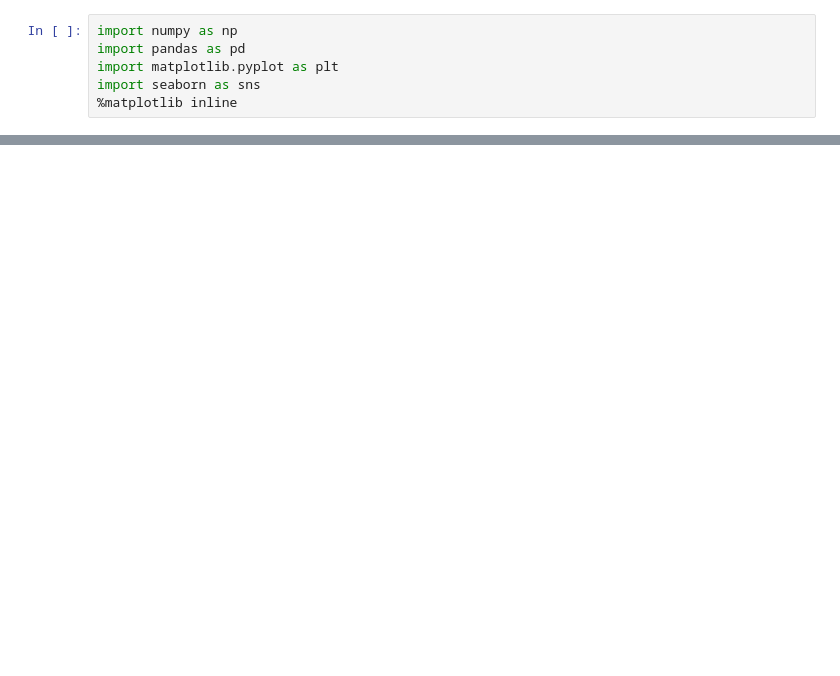
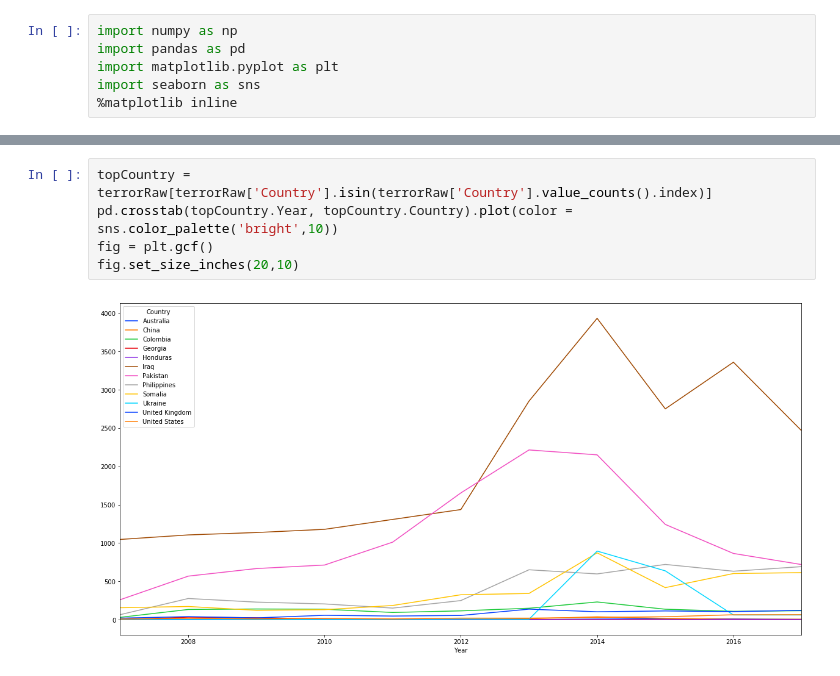
Before and after one commit to sainigurcharan/uciProject_1, a Jupyter notebook: GSingh_Analytics/GTD_GDP_Analysis.ipynb, the cells around one changed output, grey strips where cells are left out. Drawn from its saved outputs; the diff is of its cells as text; blank space fills up the shorter version.

```diff
--- a/GSingh_Analytics/GTD_GDP_Analysis.ipynb
+++ b/GSingh_Analytics/GTD_GDP_Analysis.ipynb
@@ -189,0 +50,7 @@ mergedData.loc[mergedData['Country'] == 'Iraq'].plot(x="Year", y="GDP", kind="sc
+# %%
+topCountry = terrorRaw[terrorRaw['Country'].isin(terrorRaw['Country'].value_counts().index)]
+pd.crosstab(topCountry.Year, topCountry.Country).plot(color = sns.color_palette('bright',10))
+fig = plt.gcf()
+fig.set_size_inches(20,10)
+# %% [output]
+[figure, added]
```
Also changed, not shown: parts of 20 cells of this notebook, 9 other files.
